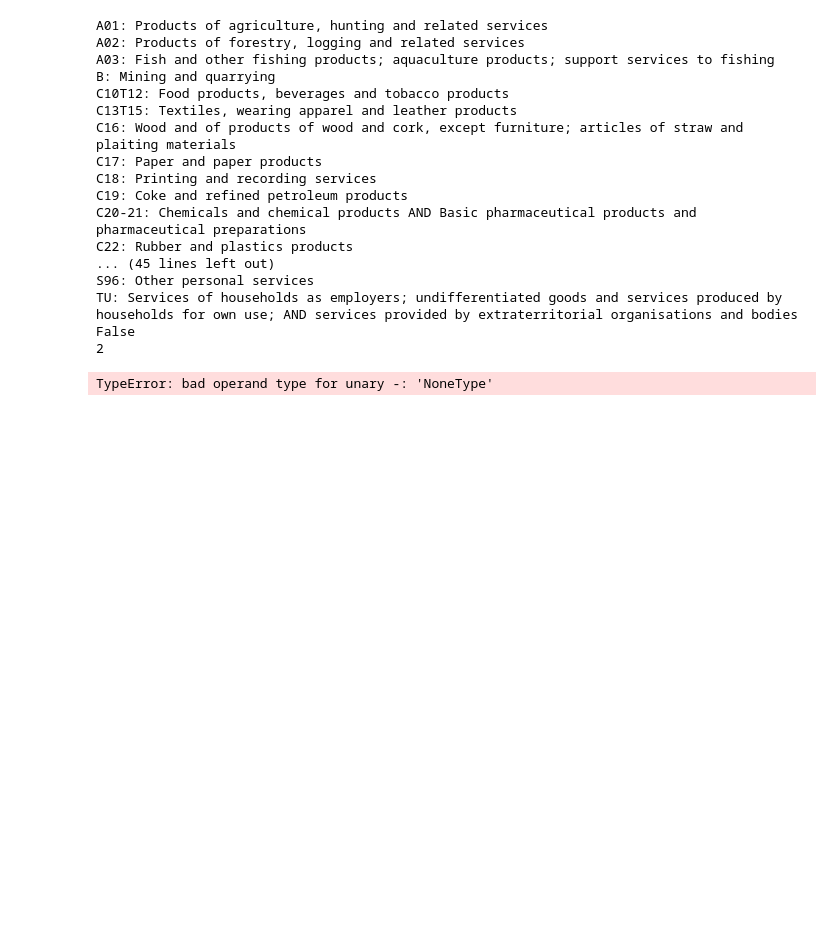
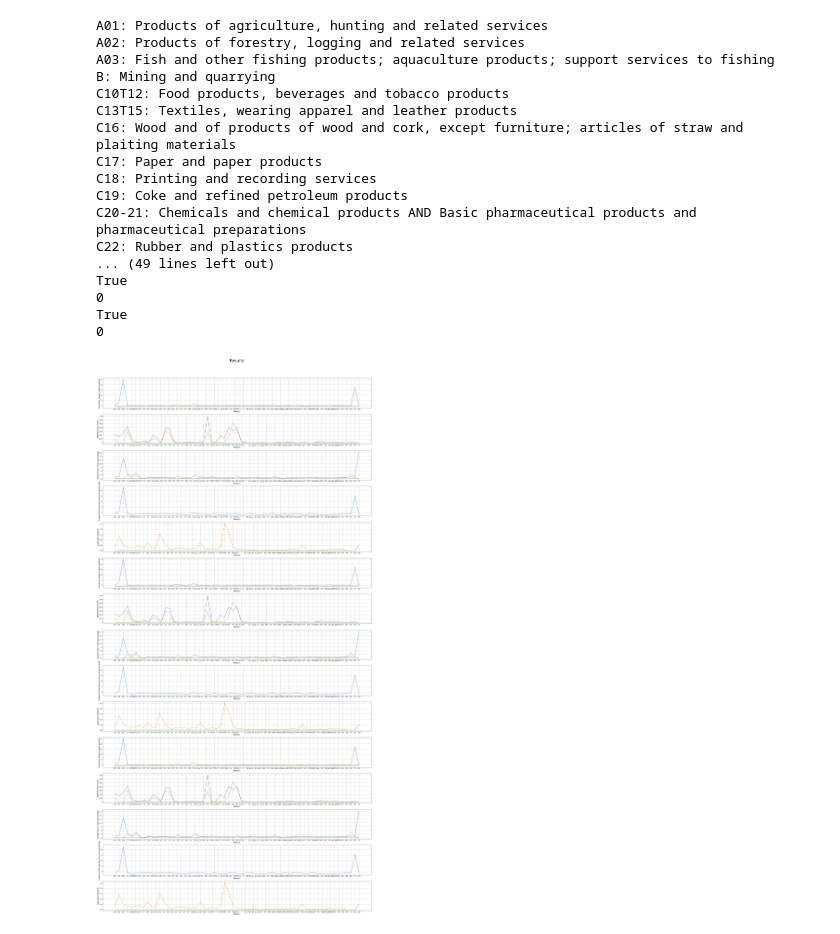
Before and after one commit to lokehagberg/rhp, a Jupyter notebook: example.ipynb, the cells around one changed output. Drawn from its saved outputs; the diff is of its cells as text; code cells hidden in the pictures; blank space fills up the shorter version.

```diff
--- a/example.ipynb
+++ b/example.ipynb
@@ -64,7 +64,7 @@ class ProductionMatrix:
 
     @property
     def worked_hours(self):
-        return self.other_variables.np_array[-2] # TODO check with loke
+        return self.other_variables.np_array[-1] # TODO check with loke
 
     def generate_matrix(self):
         data = self.supply_matrix - (self.use_domestic_matrix + self.use_imported_matrix)
@@ -92,7 +92,7 @@ class OutputTarget:
 
         data = final_demand_domestic + final_demand_imported
         data[40][0] = 0.
-        return np.append(data, [[0]], axis=0) # 49945.78 - 19.23081
+        return np.append(data, [[0]], axis=0)
 
 
 
@@ -137,29 +137,8 @@ sector_with_all_outputs_input = deepcopy(sector_name_input)
 sector_with_all_outputs_input.append('CO2')
 
 
-target_output_aggregated_list = []
-final_production_matrix_list = []
-for T in range(planning_horizon_input + time_steps_input):
-    final_production_matrix_list.append(np.matmul(depreciation_list_input[T + 1], (
-        supply_list_input[T] - (use_dom_list_input[T] + use_imp_list_input[T]))))
-for T in range(time_steps_input):
-    v = deepcopy(np.matmul(depreciation_list_input[T + 1], target_out_list_input[T]))
-    for i in range(planning_horizon_input - 1):
-        w = deepcopy(np.concatenate((v, (
-            np.asarray(np.matmul(depreciation_list_input[i + 2], target_out_list_input[i + 1]) + v[i])))))
-        v = deepcopy(w)
-    export_value_list = []
-    for i in range(time_steps_input):
-        exp_val = 0
-        for j in range(len(export_prices_list_input[i])):
-            exp_val += export_prices_list_input[i][j] * export_vector_list_input[i][j]
-        export_value_list.append(exp_val)
-    target_output_aggregated = np.concatenate((v, [-export_value_list[T]]))
-    target_output_aggregated_list.append(target_output_aggregated[:-1])
-
-
 primary_resource_list_input = []
-primary_resource_len = deepcopy((planning_horizon_input * final_production_matrix_list[0].shape[1]))
+primary_resource_len = deepcopy((planning_horizon_input * supply_list_input[0].shape[1]))
 for T in range(planning_horizon_input + time_steps_input + 1):
     primary_resource_list_input.append(np.array([[1] for i in range(primary_resource_len)]))
 
@@ -172,6 +151,26 @@ result_list = plan_outcome[0]
 lagrange_list = plan_outcome[1]
 overshoot = []
 
+atarget_output_aggregated_list = []
+afinal_production_matrix_list = []
+for T in range(planning_horizon_input + time_steps_input):
+    afinal_production_matrix_list.append(np.matmul(depreciation_list_input[T + 1], (
+        supply_list_input[T] - (use_dom_list_input[T] + use_imp_list_input[T]))))
+for T in range(time_steps_input):
+    v = deepcopy(np.matmul(depreciation_list_input[T + 1], target_out_list_input[T]))
+    for i in range(planning_horizon_input - 1):
+        w = deepcopy(np.concatenate((v, (
+            np.asarray(np.matmul(depreciation_list_input[i + 2], target_out_list_input[i + 1]) + v[i])))))
+        v = deepcopy(w)
+    aexport_value_list = []
+    for i in range(time_steps_input):
+        aexp_val = 0
+        for j in range(len(export_prices_list_input[i])):
+            aexp_val += export_prices_list_input[i][j] * export_vector_list_input[i][j]
+        aexport_value_list.append(aexp_val)
+    atarget_output_aggregated = np.concatenate((v, [-aexport_value_list[T]]))
+    atarget_output_aggregated_list.append(atarget_output_aggregated[:-1])
+
 for T in range(time_steps_input):
 
     x = np.array_split(result_list[T], planning_horizon_input)
@@ -180,9 +179,9 @@ for T in range(time_steps_input):
 
     y = []
     for i in range(planning_horizon_input):
-        y.append(np.transpose(np.squeeze(np.array(np.matmul(final_production_matrix_list[T + i], x[i])))))
+        y.append(np.transpose(np.squeeze(np.array(np.matmul(afinal_production_matrix_list[T + i], x[i])))))
 
-    tout_planning_period = np.array_split(target_output_aggregated_list[T], planning_horizon_input)
+    tout_planning_period = np.array_split(atarget_output_aggregated_list[T], planning_horizon_input)
     for i in range(planning_horizon_input):
         overshoot.append((zdivide(y[i], np.squeeze(np.asarray(tout_planning_period[i])))) - 1)
 
@@ -207,14 +206,14 @@ for i in range(time_steps_input):
     ax = fig.add_subplot(gs[i * 5 + 1, 0])
     ax.set_xlabel('Product', fontsize=14)
     ax.set_ylabel(labels[0], fontsize=14)
-    ax.set_xticks(range(final_production_matrix_list[i].shape[0]), sector_with_all_outputs_input)
+    ax.set_xticks(range(afinal_production_matrix_list[i].shape[0]), sector_with_all_outputs_input)
     for j in range(planning_horizon_input):
-        ax.plot(range(final_production_matrix_list[j].shape[0]), overshoot[j])
+        ax.plot(range(afinal_production_matrix_list[j].shape[0]), overshoot[j])
 
     ax = fig.add_subplot(gs[i * 5 + 2, 0])
     ax.set_xlabel('Product', fontsize=14)
     ax.set_ylabel(labels[1], fontsize=14)
-    ax.set_xticks(range(final_production_matrix_list[i].shape[1]), sector_name_input)
+    ax.set_xticks(range(afinal_production_matrix_list[i].shape[1]), sector_name_input)
     for j in range(planning_horizon_input):
         x = np.array_split(result_list[i], planning_horizon_input)
         ax.plot(range(x[j].shape[0]), x[j])
@@ -222,7 +221,7 @@ for i in range(time_steps_input):
     ax = fig.add_subplot(gs[i * 5 + 3, 0])
     ax.set_xlabel('Product', fontsize=14)
     ax.set_ylabel(labels[2], fontsize=14)
-    ax.set_xticks(range(final_production_matrix_list[i].shape[1]), sector_name_input)
+    ax.set_xticks(range(afinal_production_matrix_list[i].shape[1]), sector_name_input)
     for j in range(planning_horizon_input):
         x = np.array_split(result_list[i], planning_horizon_input)
         ax.plot(range(x[j].shape[0]), x[j] / worked_hours)
@@ -230,37 +229,37 @@ for i in range(time_steps_input):
     ax = fig.add_subplot(gs[i * 5 + 4, 0])
     ax.set_xlabel('Product', fontsize=14)
     ax.set_ylabel(labels[3], fontsize=14)
     ax.set_xticks(range(len(sector_with_all_outputs_input)), sector_with_all_outputs_input)
     total_overshoot = 0.0
     for j in range(planning_horizon_input):
         total_overshoot += overshoot[j]
-    ax.plot(range(final_production_matrix_list[i].shape[0]), total_overshoot)
+    ax.plot(range(afinal_production_matrix_list[i].shape[0]), total_overshoot)
 
     ax = fig.add_subplot(gs[i * 5 + 5, 0])
     ax.set_xlabel('Product', fontsize=14)
     ax.set_ylabel(labels[4], fontsize=14)
     ax.set_xticks(range(len(sector_with_all_outputs_and_EXP)), sector_with_all_outputs_and_EXP)
     for j in range(planning_horizon_input):
         l = np.array_split(lagrange_list[i], planning_horizon_input)
         ax.plot(range(l[j].shape[0]), l[j])
 
 plt.show()
 # %% [output]
 A01: Products of agriculture, hunting and related services
 A02: Products of forestry, logging and related services
 A03: Fish and other fishing products; aquaculture products; support services to fishing
 B: Mining and quarrying
 C10T12: Food products, beverages and tobacco products
 C13T15: Textiles, wearing apparel and leather products
 C16: Wood and of products of wood and cork, except furniture; articles of straw and plaiting materials
 C17: Paper and paper products
 C18: Printing and recording services
 C19: Coke and refined petroleum products
 C20-21: Chemicals and chemical products AND Basic pharmaceutical products and pharmaceutical preparations
 C22: Rubber and plastics products
-... (45 lines left out)
-S96: Other personal services
-TU: Services of households as employers; undifferentiated goods and services produced by households for own use; AND services provided by extraterritorial organisations and bodies
-False
-2
+... (49 lines left out)
+True
+0
+True
+0
-TypeError: bad operand type for unary -: 'NoneType'
+[figure, added]
```
